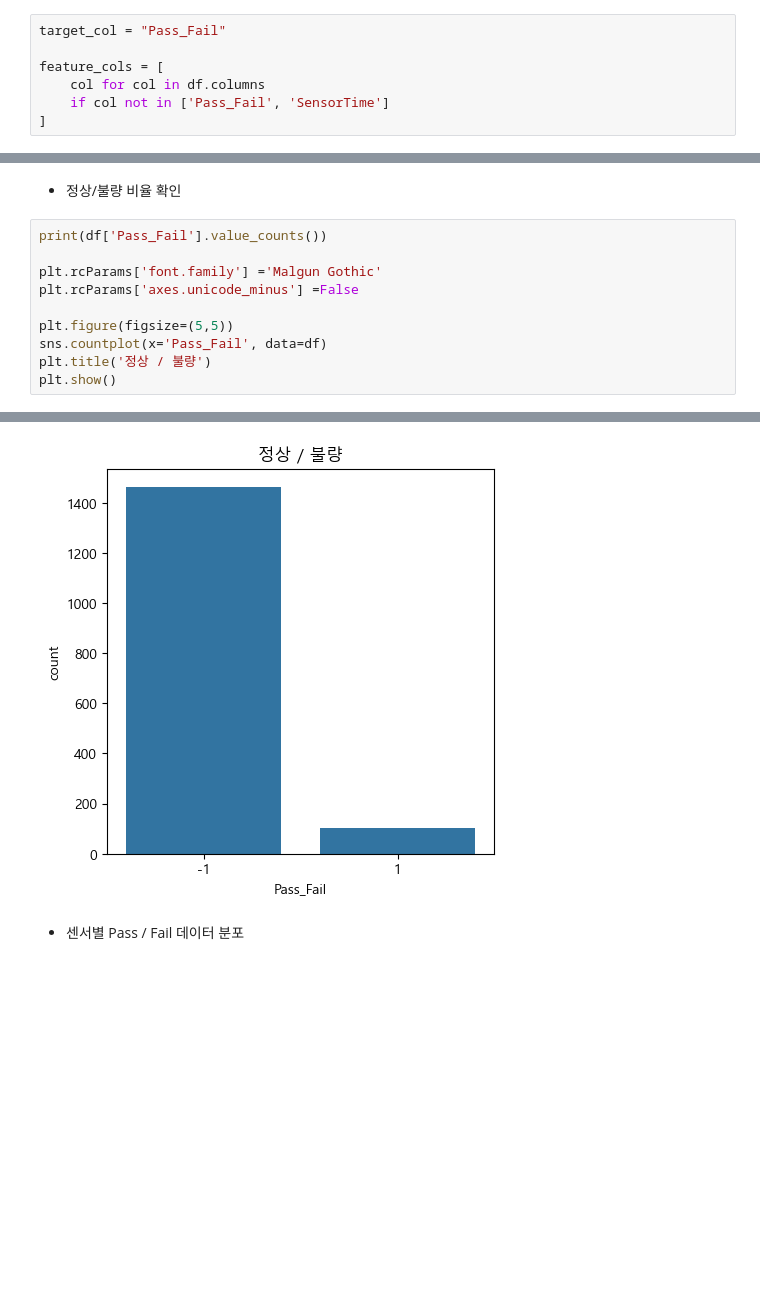
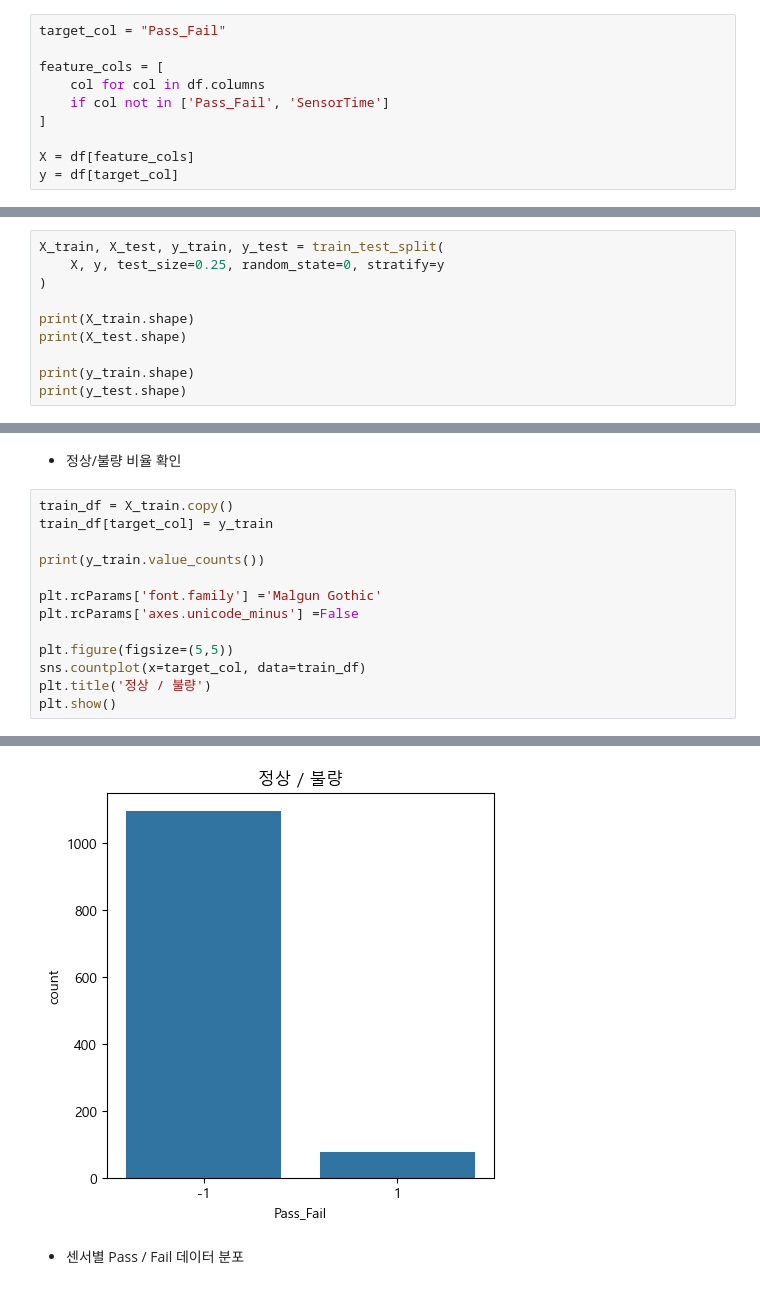
Before and after one commit to pasin7793/Semiconductor-Data, a Jupyter notebook: code/semiconductor_defect.ipynb, the cells around one changed output, grey strips where cells are left out. Saved outputs shown, nothing was run; the diff lists cells and outputs as text; blank space fills up the shorter version.

```diff
--- a/code/semiconductor_defect.ipynb
+++ b/code/semiconductor_defect.ipynb
@@ -52,3 +56,6 @@ feature_cols = [
     col for col in df.columns
     if col not in ['Pass_Fail', 'SensorTime']
 ]
+
+X = df[feature_cols]
+y = df[target_col]
@@ -54,0 +64,10 @@ feature_cols = [
+# %%
+X_train, X_test, y_train, y_test = train_test_split(
+    X, y, test_size=0.25, random_state=0, stratify=y
+)
+
+print(X_train.shape)
+print(X_test.shape)
+
+print(y_train.shape)
+print(y_test.shape)
@@ -57,13 +81,16 @@ feature_cols = [
 # %% [markdown]
 - 정상/불량 비율 확인
 # %%
-print(df['Pass_Fail'].value_counts())
+train_df = X_train.copy()
+train_df[target_col] = y_train
+
+print(y_train.value_counts())
 
 plt.rcParams['font.family'] ='Malgun Gothic'
 plt.rcParams['axes.unicode_minus'] =False
 
 plt.figure(figsize=(5,5))
-sns.countplot(x='Pass_Fail', data=df)
+sns.countplot(x=target_col, data=train_df)
 plt.title('정상 / 불량')
 plt.show()
 # %% [output]
@@ -73,5 +100,5 @@ Pass_Fail
 Name: count, dtype: int64
-[figure, old version]
+[figure, new version]
 # %% [markdown]
 - 센서별 Pass / Fail 데이터 분포
 # %%
```
Also changed, not shown: parts of 14 cells of this notebook.
